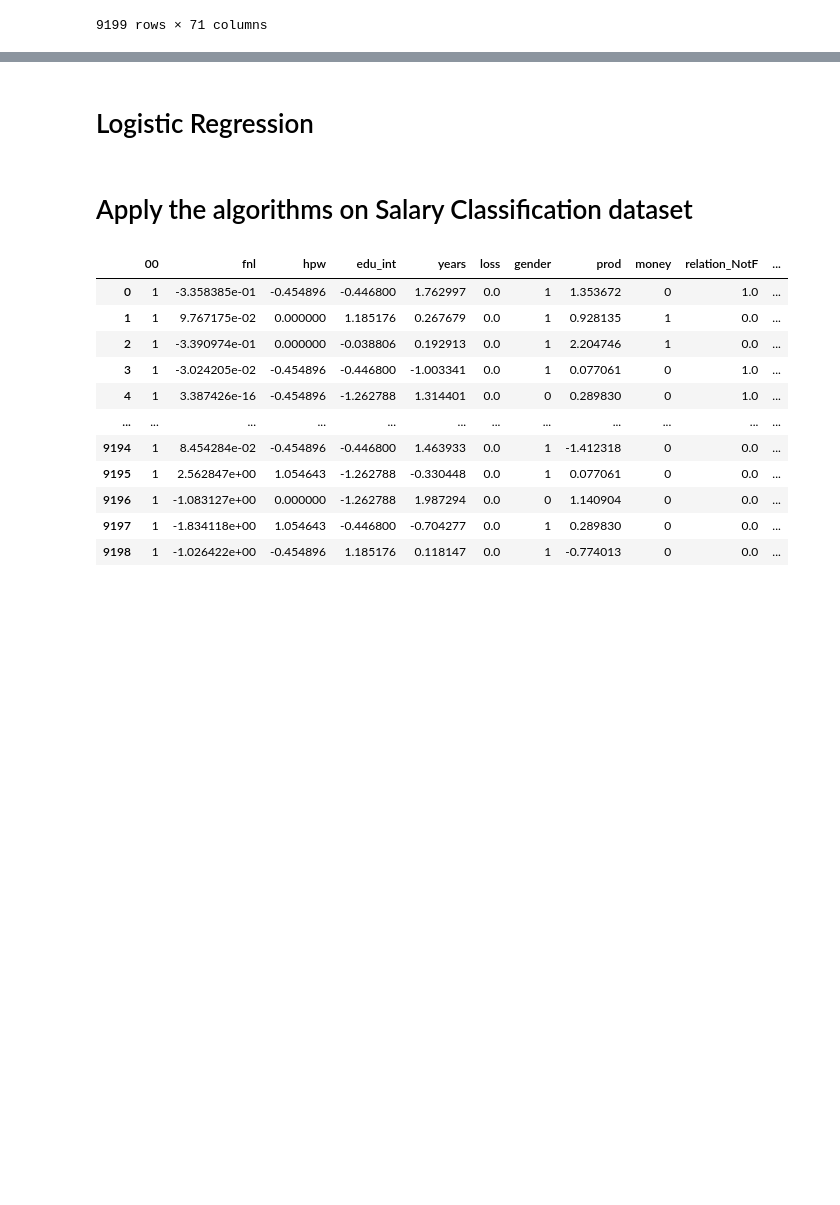
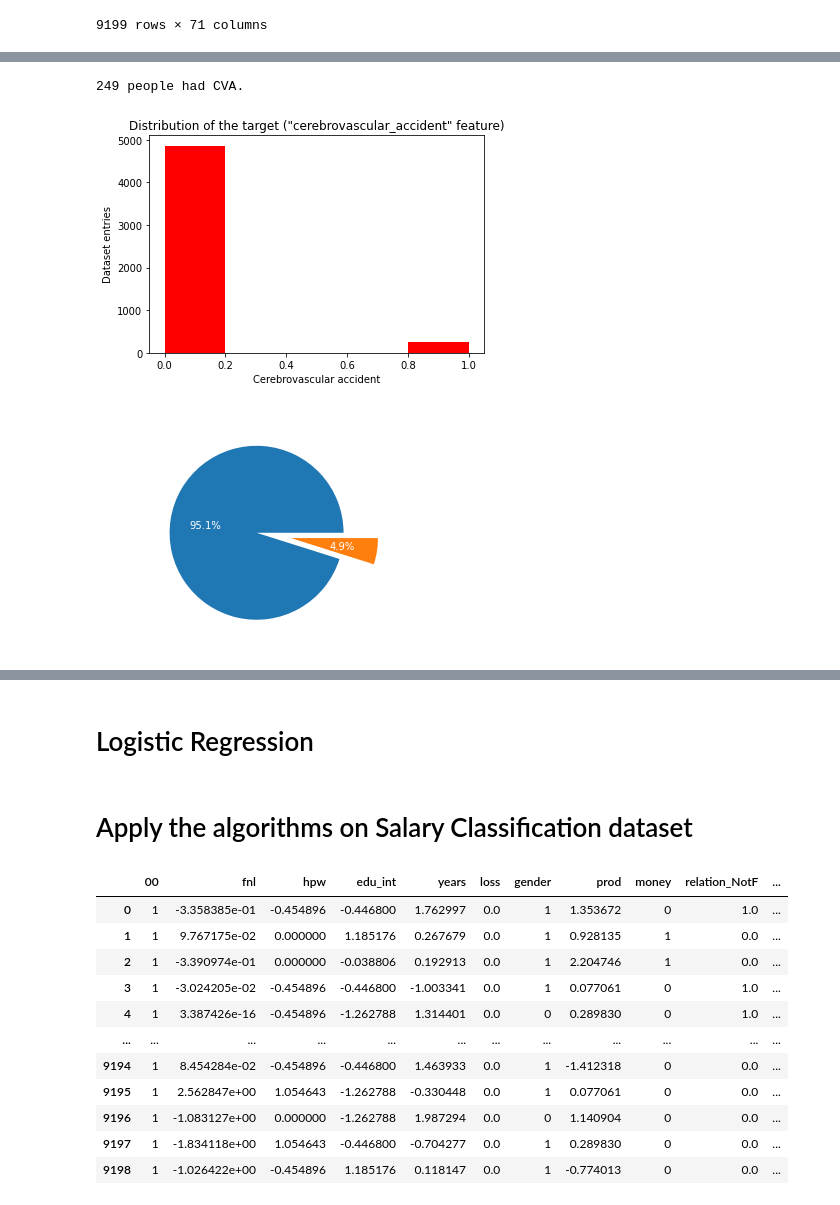
Before and after one commit to avramstefan/DS-Salary-AVC, a Jupyter notebook: main.ipynb, the cells around one changed output, grey strips where cells are left out. Drawn from its saved outputs; the diff is of its cells as text; code cells hidden in the pictures; blank space fills up the shorter version.

```diff
--- a/main.ipynb
+++ b/main.ipynb
@@ -450,0 +458,11 @@ salary_df
+# %%
+full_relative_path = "tema2_AVC/AVC_full.csv"
+train_relative_path = "tema2_AVC/AVC_train.csv"
+test_relative_path = "tema2_AVC/AVC_test.csv"
+
+avc_df = pd.read_csv(full_relative_path)
+avc_df_df = pd.read_csv(train_relative_path)
+avc_df_df = pd.read_csv(test_relative_path)
+
+# Print the first 10 rows to check if the data has been loaded and what features are present
+avc_df.head(10)
@@ -450,0 +507,21 @@ salary_df
+# %%
+# Analyzing the target feature
+target = avc_df['cerebrovascular_accident']
+
+had_cva = avc_df["cerebrovascular_accident"].sum()
+print(f"{had_cva} people had CVA.")
+
+plt.hist(target, color = 'red', bins = 5)
+plt.xlabel('Cerebrovascular accident')
+plt.ylabel('Dataset entries')
+plt.title('Distribution of the target ("cerebrovascular_accident" feature)')
+plt.show()
+
+plt.title('Distribution of the target ("cerebrovascular_accident" feature)', color = "white")
+my_xpl = [0.4] + [0.0] * (avc_df["cerebrovascular_accident"].nunique() - 1)
+avc_df["cerebrovascular_accident"].value_counts().plot(kind='pie', explode=my_xpl, ylabel='', textprops=dict(color="white"), autopct='%1.1f%%')
+plt.show()
+# %% [output]
+249 people had CVA.
+[figure, added]
+[figure, added]
```
Also changed, not shown: parts of 19 cells of this notebook, 1 other file.
